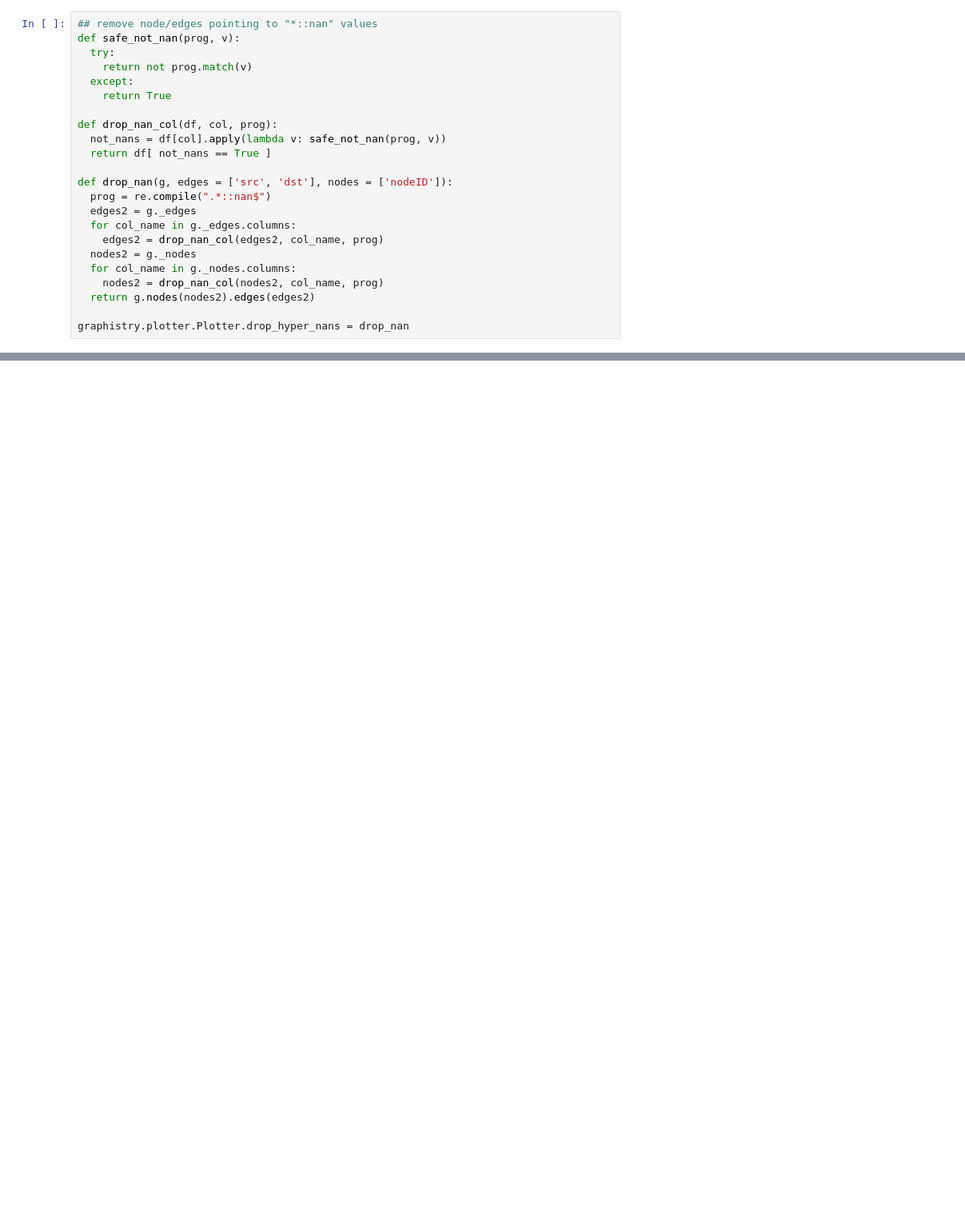
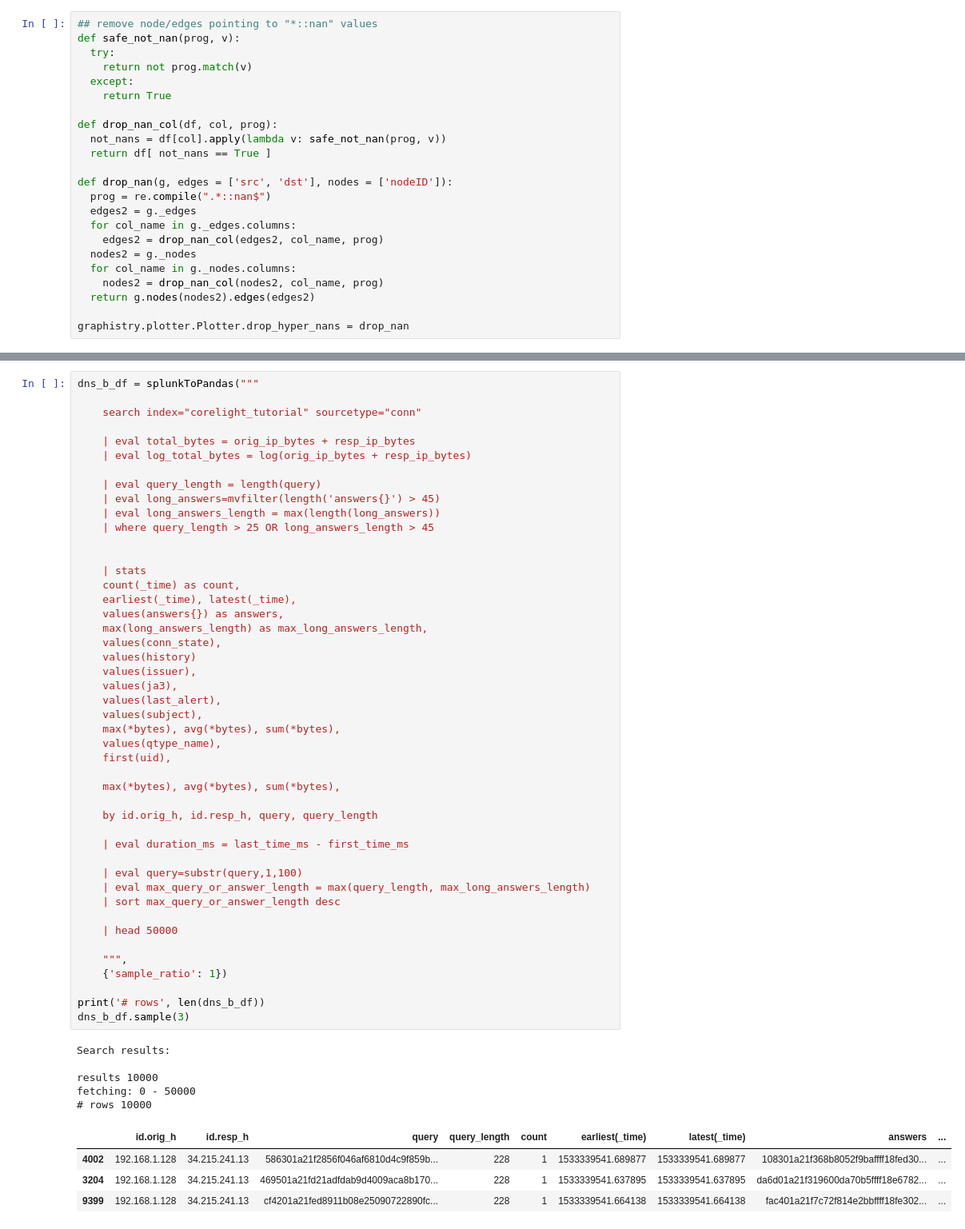
Before and after one commit to graphistry/pygraphistry, a Jupyter notebook: demos/demos_by_use_case/logs/network-threat-hunting-masterclass-zeek-bro/graphistry_corelight_webinar.ipynb, the cells around one changed output, grey strips where cells are left out. Shown at 80% size. Cells and saved outputs as stored; diff of their text form; blank space fills up the shorter version.

```diff
--- a/demos/demos_by_use_case/logs/network-threat-hunting-masterclass-zeek-bro/graphistry_corelight_webinar.ipynb
+++ b/demos/demos_by_use_case/logs/network-threat-hunting-masterclass-zeek-bro/graphistry_corelight_webinar.ipynb
@@ -554,0 +545,56 @@ WARNING:  Attribute "conn_state" bound to _edge_title does not exist.
+# %%
+dns_b_df = splunkToPandas("""
+
+    search index="corelight_tutorial" sourcetype="conn"
+
+    | eval total_bytes = orig_ip_bytes + resp_ip_bytes
+    | eval log_total_bytes = log(orig_ip_bytes + resp_ip_bytes)
+
+    | eval query_length = length(query)
+    | eval long_answers=mvfilter(length('answers{}') > 45)
+    | eval long_answers_length = max(length(long_answers))
+    | where query_length > 25 OR long_answers_length > 45
+
+
+    | stats
+    count(_time) as count,
+    earliest(_time), latest(_time),
+    values(answers{}) as answers,
+    max(long_answers_length) as max_long_answers_length,
+    values(conn_state),
+    values(history)
+    values(issuer),
+    values(ja3),
+    values(last_alert),
+    values(subject),
+    max(*bytes), avg(*bytes), sum(*bytes),
+    values(qtype_name),
+    first(uid),
+
+    max(*bytes), avg(*bytes), sum(*bytes),
+
+    by id.orig_h, id.resp_h, query, query_length
+
+    | eval duration_ms = last_time_ms - first_time_ms
+
+    | eval query=substr(query,1,100)
+    | eval max_query_or_answer_length = max(query_length, max_long_answers_length)
+    | sort max_query_or_answer_length desc
+
+    | head 50000
+
+    """,
+    {'sample_ratio': 1})
+
+print('# rows', len(dns_b_df))
+dns_b_df.sample(3)
+# %% [output]
+Search results:
+
+results 10000
+fetching: 0 - 50000
+# rows 10000
+|  | id.orig_h | id.resp_h | query | query_length | count | earliest(_time) | latest(_time) | answers | ... |
+| 4002 | 192.168.1.128 | 34.215.241.13 | 586301a21f2856f046af6810d4c9f859b... | 228 | 1 | 1533339541.689877 | 1533339541.689877 | 108301a21f368b8052f9baffff18fed30... | ... |
+| 3204 | 192.168.1.128 | 34.215.241.13 | 469501a21fd21adfdab9d4009aca8b170... | 228 | 1 | 1533339541.637895 | 1533339541.637895 | da6d01a21f319600da70b5ffff18e6782... | ... |
+| 9399 | 192.168.1.128 | 34.215.241.13 | cf4201a21fed8911b08e25090722890fc... | 228 | 1 | 1533339541.664138 | 1533339541.664138 | fac401a21f7c72f814e2bbffff18fe302... | ... |
```
Also changed, not shown: parts of 55 cells of this notebook.
